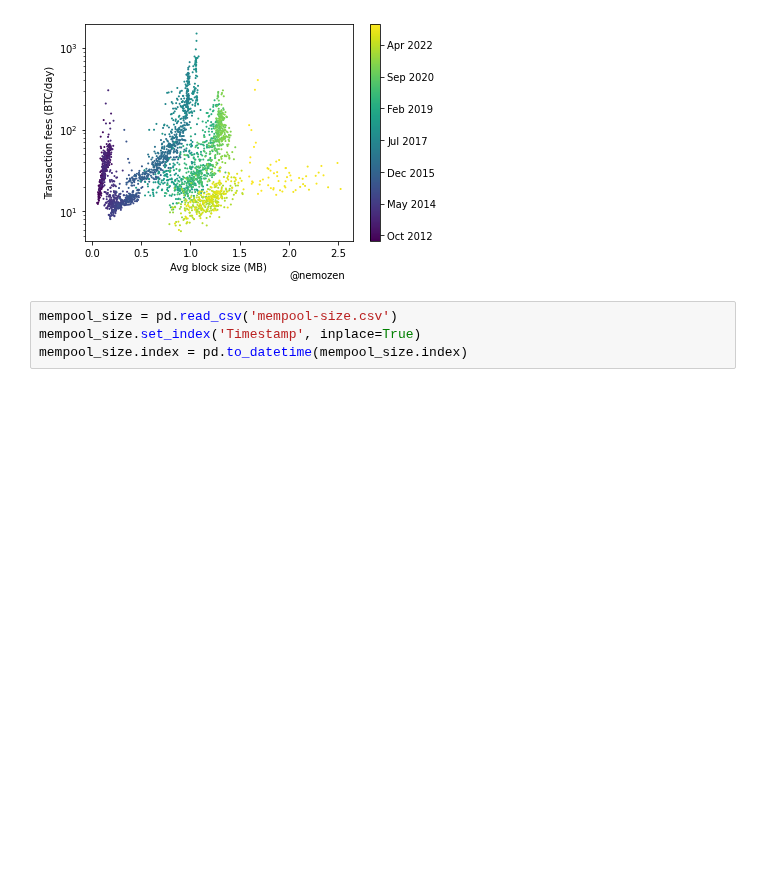
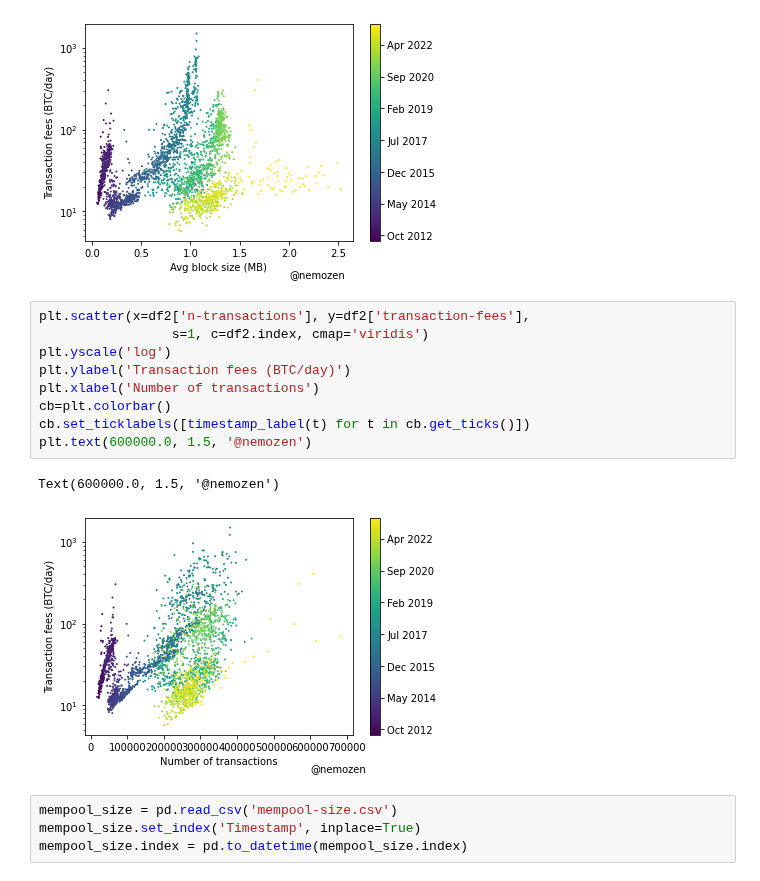
Before and after one commit to QRB-Labs/qrb, a Jupyter notebook: analysis/mining_dynamics.ipynb, the cells around one changed output. Cells and saved outputs as stored; diff of their text form; blank space fills up the shorter version.

Commit message:
add n-transactions vs fees scatter plot

```diff
--- a/analysis/mining_dynamics.ipynb
+++ b/analysis/mining_dynamics.ipynb
@@ -142,6 +142,18 @@ plt.text(2.0, 1.5, '@nemozen')
 # %% [output]
 Text(2.0, 1.5, '@nemozen')
 [figure]
+# %%
+plt.scatter(x=df2['n-transactions'], y=df2['transaction-fees'],
+                 s=1, c=df2.index, cmap='viridis')
+plt.yscale('log')
+plt.ylabel('Transaction fees (BTC/day)')
+plt.xlabel('Number of transactions')
+cb=plt.colorbar()
+cb.set_ticklabels([timestamp_label(t) for t in cb.get_ticks()])
+plt.text(600000.0, 1.5, '@nemozen')
+# %% [output]
+Text(600000.0, 1.5, '@nemozen')
+[figure, added]
 # %%
 mempool_size = pd.read_csv('mempool-size.csv')
 mempool_size.set_index('Timestamp', inplace=True)
```
Also changed, not shown: parts of 2 cells of this notebook.
